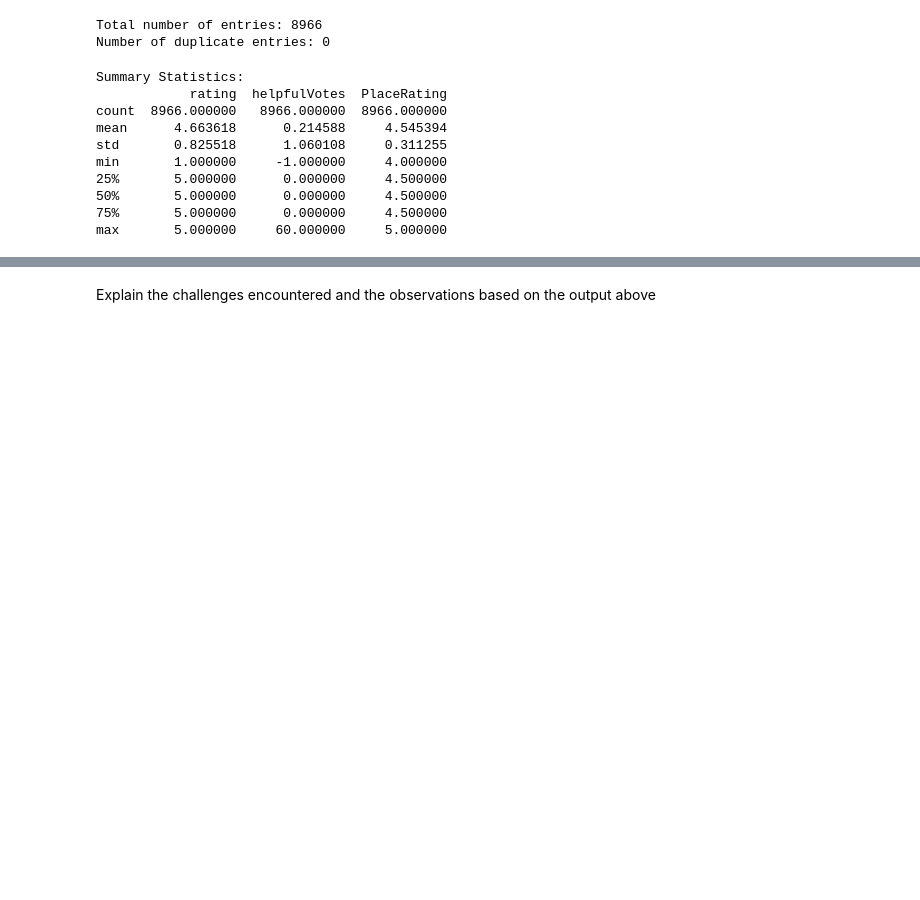
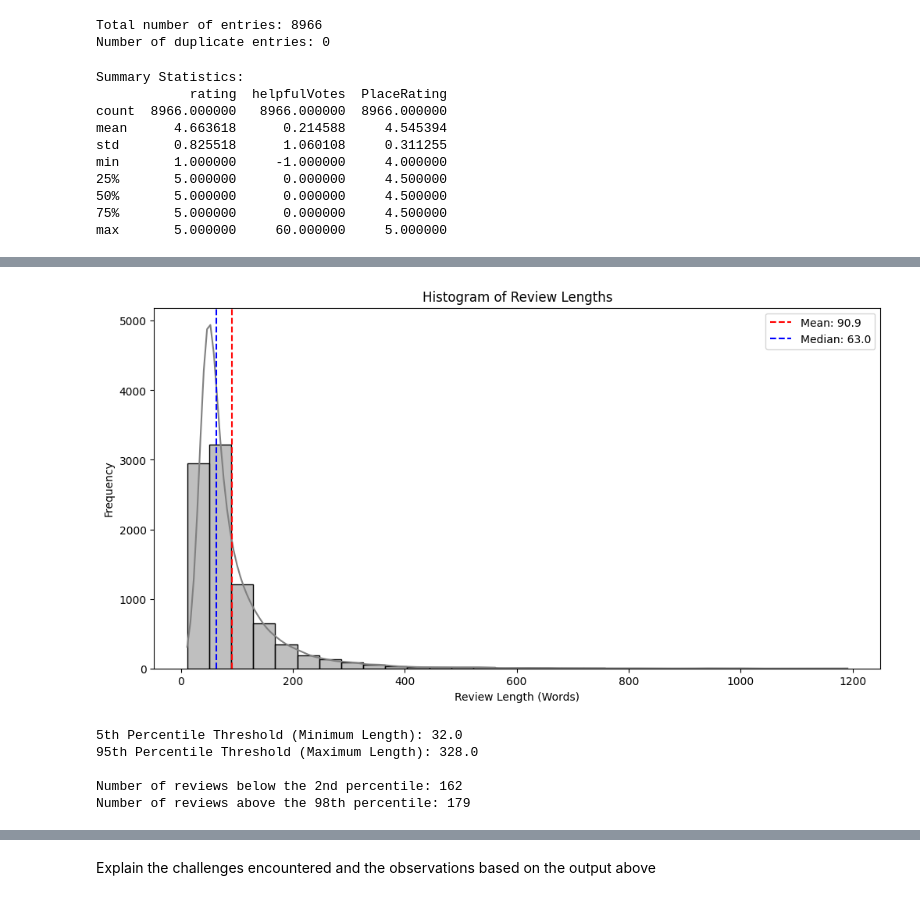
Before and after one commit to j-ranasinghe/nlp_cw, a Jupyter notebook: Solution_GroupH.ipynb, the cells around one changed output, grey strips where cells are left out. Cells and saved outputs as stored; diff of their text form; code cells hidden in the pictures; blank space fills up the shorter version.

```diff
--- a/Solution_GroupH.ipynb
+++ b/Solution_GroupH.ipynb
@@ -162,0 +180,41 @@ plt.show()
+# %%
+# calculate the mean and median for the review length
+mean_length = df['review_length'].mean()
+median_length = df['review_length'].median()
+
+# Plot the histogram for review length
+plt.figure(figsize=(12, 6))
+sns.histplot(df['review_length'], bins= 30, kde=True, color="grey")
+plt.axvline(mean_length, color='red', linestyle='--', linewidth=1.5, label=f'Mean: {mean_length:.1f}')
+plt.axvline(median_length, color='blue', linestyle='--', linewidth=1.5, label=f'Median: {median_length:.1f}')
+
+plt.title("Histogram of Review Lengths")
+plt.xlabel("Review Length (Words)")
+plt.ylabel("Frequency")
+plt.legend()
+
+plt.show()
+# %% [output]
+[figure, added]
+# %%
+# Calculate the 5th and 95th percentiles of review lengths
+lower_threshold = df['review_length'].quantile(0.02)
+upper_threshold = df['review_length'].quantile(0.98)
+
+# Print the threshold values
+print(f"5th Percentile Threshold (Minimum Length): {lower_threshold}")
+print(f"95th Percentile Threshold (Maximum Length): {upper_threshold}\n")
+
+# Filter out the reviews below the 5th percentile and above the 95th percentile
+lower_bound = df[df['review_length'] < lower_threshold]
+upper_bound = df[df['review_length'] > upper_threshold]
+
+# Print the number of reviews below the 5th and above the 95th percentiles
+print(f"Number of reviews below the 2nd percentile: {len(lower_bound)}")
+print(f"Number of reviews above the 98th percentile: {len(upper_bound)}")
+# %% [output]
+5th Percentile Threshold (Minimum Length): 32.0
+95th Percentile Threshold (Maximum Length): 328.0
+
+Number of reviews below the 2nd percentile: 162
+Number of reviews above the 98th percentile: 179
```
Also changed, not shown: parts of 13 cells of this notebook.
